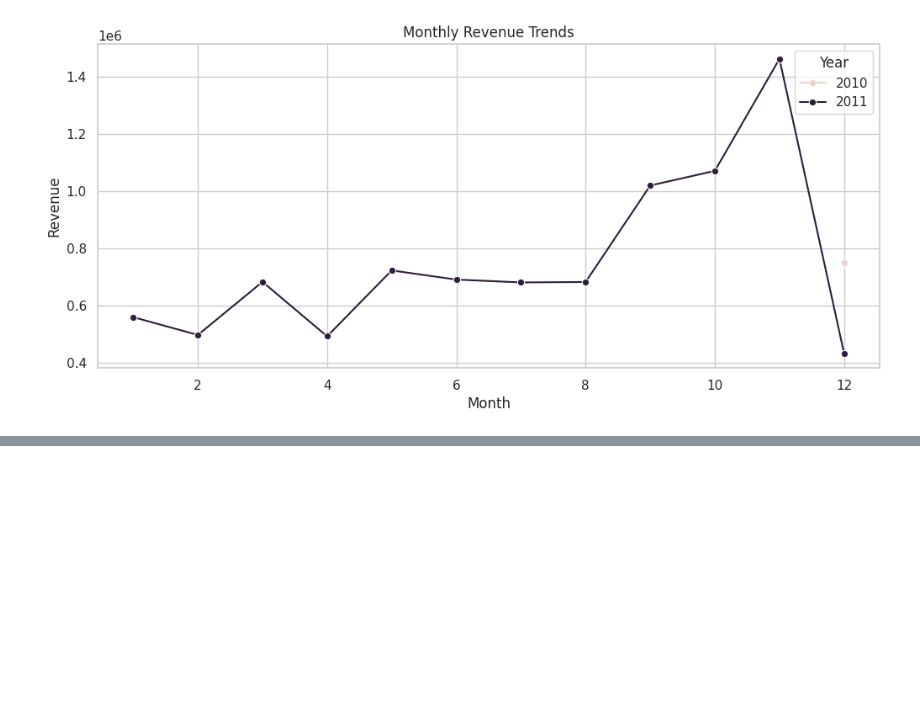
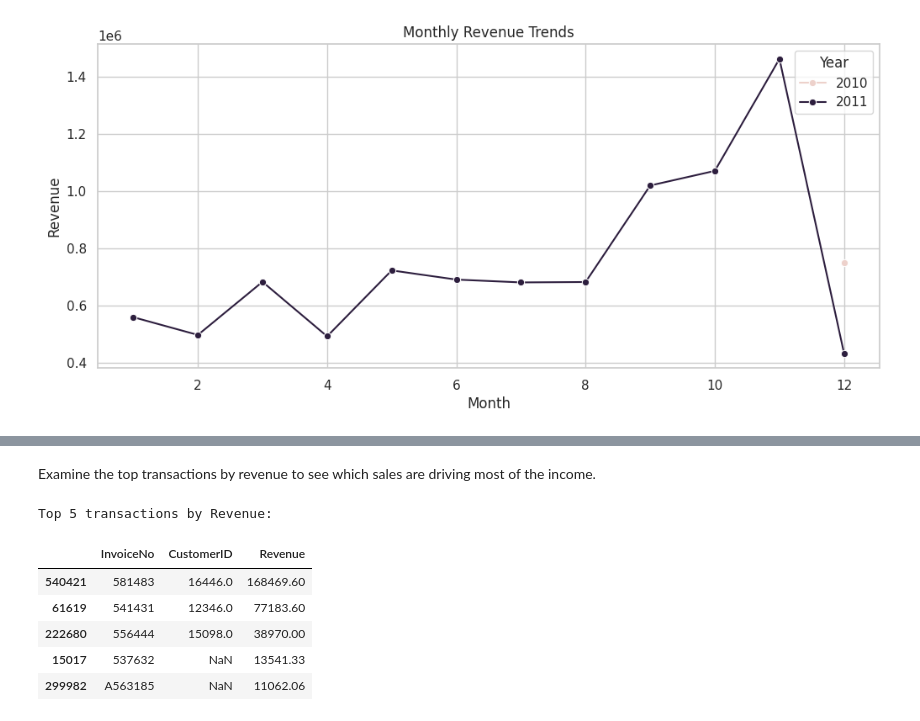
Before and after one commit to j2damax/principles-of-ds-cw02, a Jupyter notebook: nipunaluthge/Principles_of_DS_Group_Assignment_Nip.ipynb, the cells around one changed output, grey strips where cells are left out. Saved outputs shown, nothing was run; the diff lists cells and outputs as text; code cells hidden in the pictures; blank space fills up the shorter version.

```diff
--- a/nipunaluthge/Principles_of_DS_Group_Assignment_Nip.ipynb
+++ b/nipunaluthge/Principles_of_DS_Group_Assignment_Nip.ipynb
@@ -264,0 +295,15 @@ plt.show()
+# %% [markdown]
+Examine the top transactions by revenue to see which sales are driving most of the income.
+# %%
+# Identify top 5 transactions by Revenue
+top_revenue = df.sort_values(by='Revenue', ascending=False).head(5)
+print("Top 5 transactions by Revenue:")
+display(top_revenue[['InvoiceNo', 'CustomerID', 'Revenue']])
+# %% [output]
+Top 5 transactions by Revenue:
+|  | InvoiceNo | CustomerID | Revenue |
+| 540421 | 581483 | 16446.0 | 168469.60 |
+| 61619 | 541431 | 12346.0 | 77183.60 |
+| 222680 | 556444 | 15098.0 | 38970.00 |
+| 15017 | 537632 | NaN | 13541.33 |
+| 299982 | A563185 | NaN | 11062.06 |
```
Also changed, not shown: parts of 4 cells of this notebook.
